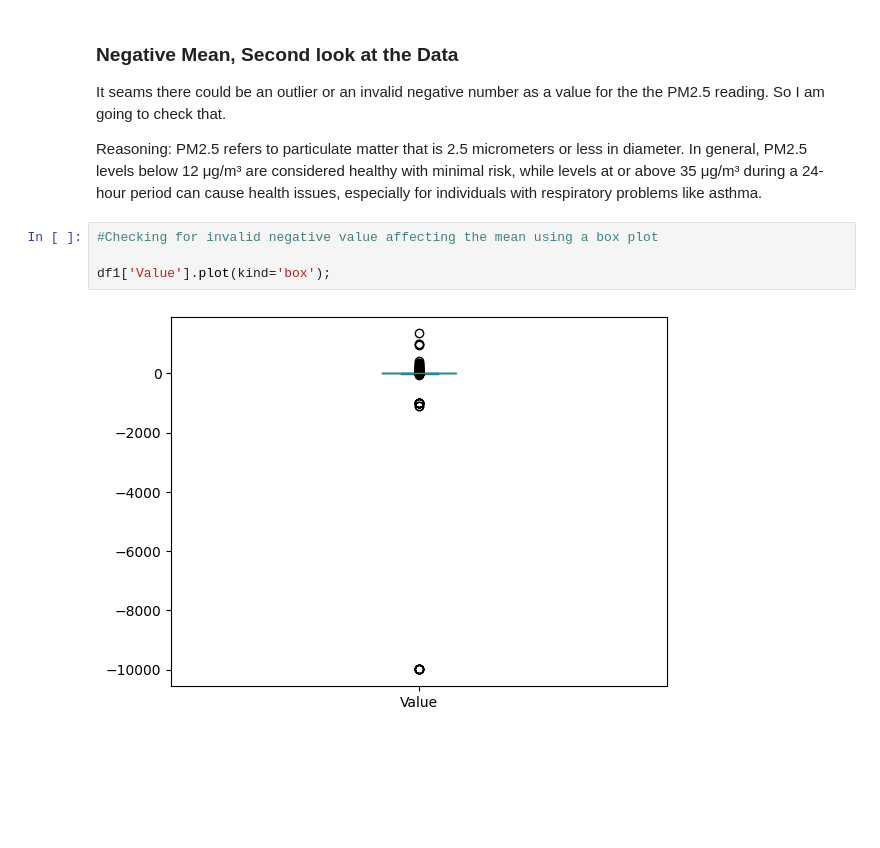
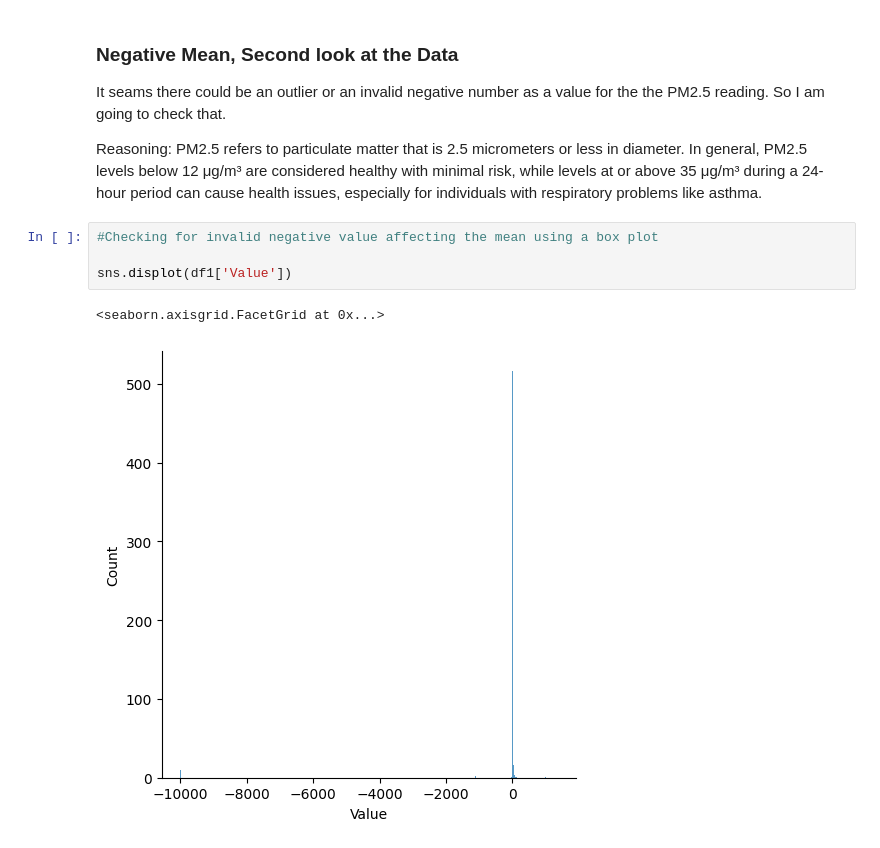
Before and after one commit to ak-boateng/air-quality-index, a Jupyter notebook: Air_Quality_Index_Project.ipynb, the cells around one changed output. Cells and saved outputs as stored; diff of their text form; blank space fills up the shorter version.

```diff
--- a/Air_Quality_Index_Project.ipynb
+++ b/Air_Quality_Index_Project.ipynb
@@ -237,6 +246,7 @@ Reasoning: PM2.5 refers to particulate matter that is 2.5 micrometers or less in
 # %%
 #Checking for invalid negative value affecting the mean using a box plot
 
-df1['Value'].plot(kind='box');
+sns.displot(df1['Value'])
 # %% [output]
+<seaborn.axisgrid.FacetGrid at 0x...>
-[figure, old version]
+[figure, new version]
```
Also changed, not shown: parts of 6 cells of this notebook.
